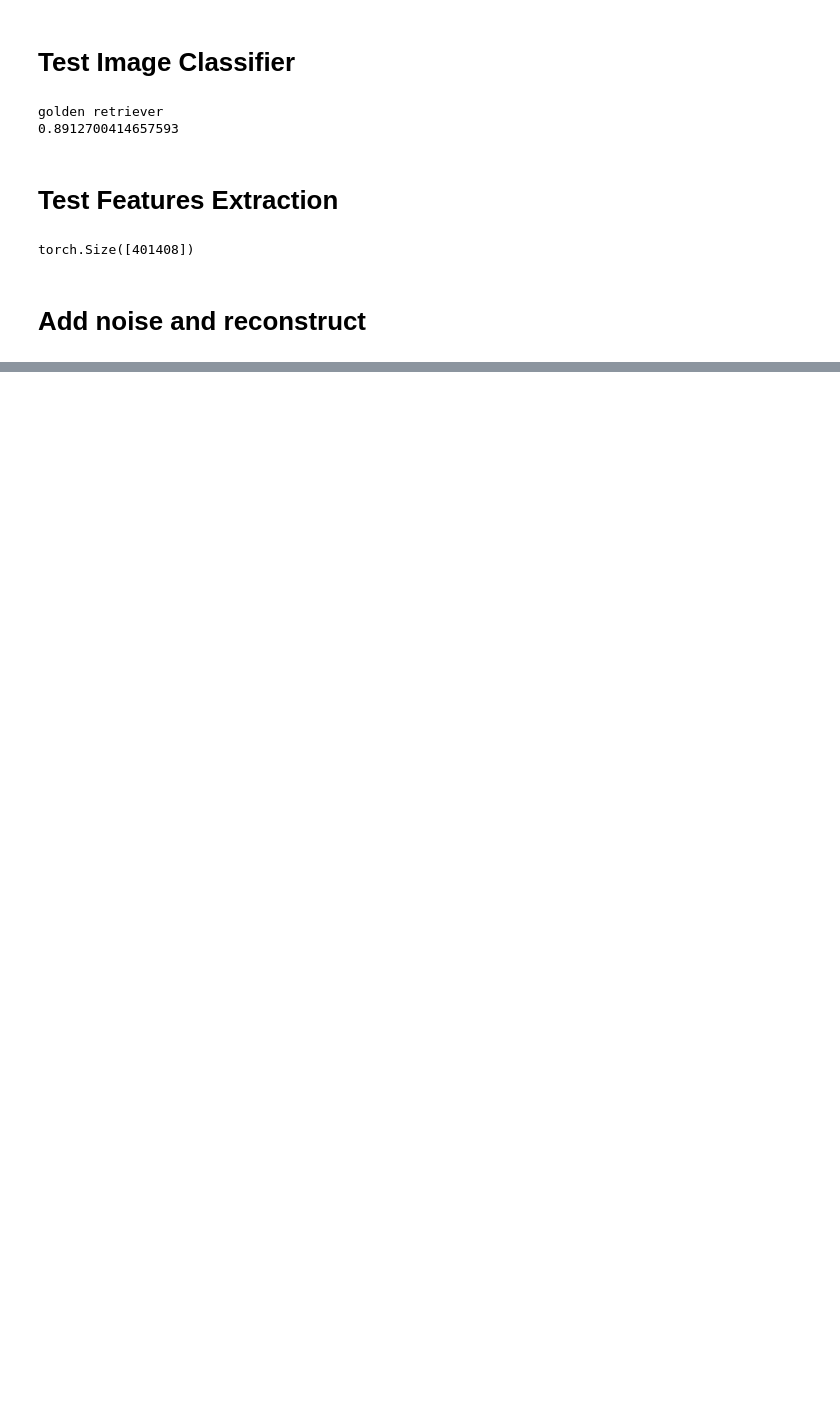
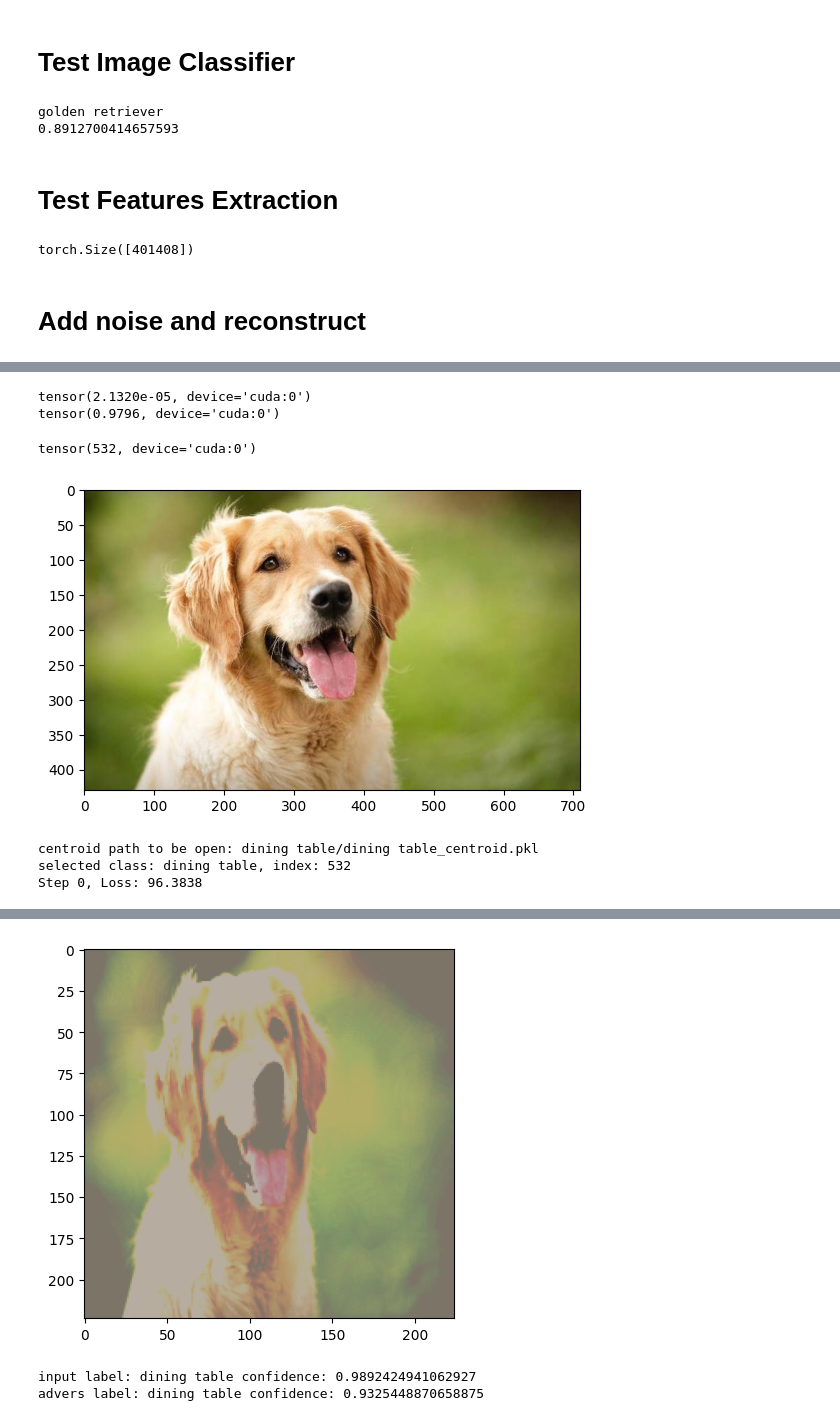
Before and after one commit to HugoLG/adversarial_noise, a Jupyter notebook: Test Adversarial Noise.ipynb, the cells around one changed output, grey strips where cells are left out. Saved outputs shown, nothing was run; the diff lists cells and outputs as text; code cells hidden in the pictures; blank space fills up the shorter version.

Commit message:
completed task with succesful outcome, Test python notebook shows some examples of using the code, changed the loss function to improve performance

```diff
--- a/Test Adversarial Noise.ipynb
+++ b/Test Adversarial Noise.ipynb
@@ -46,0 +50,35 @@ advers label: English setter confidence: 0.08539476990699768
+# %%
+print(advers_res["probabilities"][532])
+print(dog_res["probabilities"][532])
+# %% [output]
+tensor(2.1320e-05, device='cuda:0')
+tensor(0.9796, device='cuda:0')
+# %%
+advers_res["probabilities"].argmax()
+# %% [output]
+tensor(532, device='cuda:0')
+# %%
+input_path = "dog.jpg"
+plt.imshow(Image.open(input_path).convert("RGB"))
+plt.show()
+input_res = classify_image(input_path)
+advers_img = generate_adversarial(input_path, "dining table")
+# advers_res = classify_image(Image.fromarray(advers_img), True)
+advers_res = classify_image(advers_img, True)
+plt.imshow(advers_img)
+plt.show()
+print("input", "label:", dog_res["label"], "confidence:", dog_res["confidence"])
+print("advers", "label:", advers_res["label"], "confidence:", advers_res["confidence"])
+
+advers_img = generate_adversarial(input_path, "folding chair")
+# advers_res = classify_image(Image.fromarray(advers_img), True)
+advers_res = classify_image(advers_img, True)
+plt.imshow(advers_img)
+plt.show()
+print("input", "label:", dog_res["label"], "confidence:", dog_res["confidence"])
+print("advers", "label:", advers_res["label"], "confidence:", advers_res["confidence"])
+# %% [output]
+[figure, added]
+centroid path to be open: dining table/dining table_centroid.pkl
+selected class: dining table, index: 532
+Step 0, Loss: 96.3838
@@ -47,3 +102,6 @@ advers label: English setter confidence: 0.08539476990699768
+[figure, added]
+input label: dining table confidence: 0.9892424941062927
+advers label: dining table confidence: 0.9325448870658875
 # %%
 advers_image = generate_adversarial("dog.jpg", None)
 
```
Also changed, not shown: parts of 6 cells of this notebook, 6 other files.
